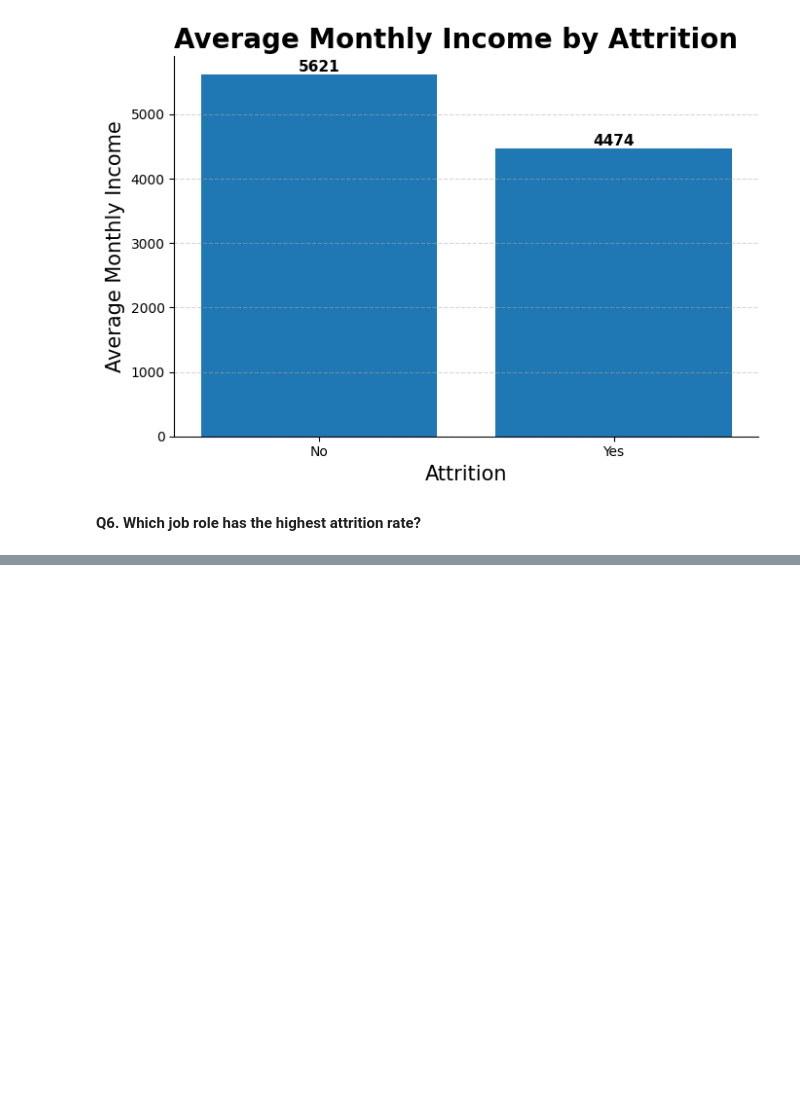
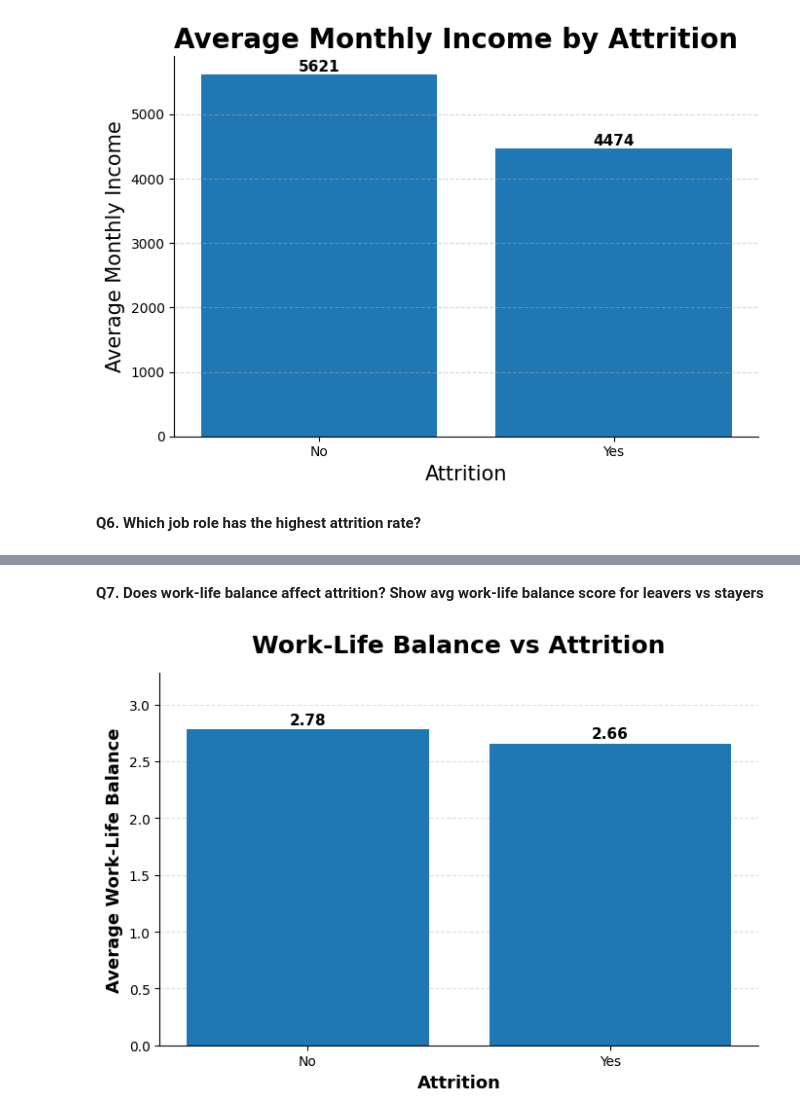
Before and after one commit to Abhaypanchal5/Data-Analytics-Portfolio, a Jupyter notebook: 04_End-To-End-Project/IBM Employee Analysis/NoteBook/IBM.ipynb, the cells around one changed output, grey strips where cells are left out. Saved outputs shown, nothing was run; the diff lists cells and outputs as text; code cells hidden in the pictures; blank space fills up the shorter version.

```diff
--- a/04_End-To-End-Project/IBM Employee Analysis/NoteBook/IBM.ipynb
+++ b/04_End-To-End-Project/IBM Employee Analysis/NoteBook/IBM.ipynb
@@ -410,0 +412,39 @@ plt.show()
+# %% [markdown]
+**Q7. Does work-life balance affect attrition? Show avg work-life balance score for leavers vs stayers**
+# %%
+lifeBalance = (
+    df_copy.groupby('Attrition')['WorkLifeBalance']
+    .mean()
+    .round(3)
+    .sort_values(ascending=False)
+)
+
+fig, ax = plt.subplots(figsize=(7,5))
+
+bars = ax.bar(lifeBalance.index, lifeBalance.values)
+
+# Add value labels
+for bar in bars:
+    height = bar.get_height()
+    ax.text(bar.get_x() + bar.get_width()/2,
+            height + 0.02,
+            f'{height:.2f}',
+            ha='center', va='bottom',
+            fontsize=11, weight='bold')
+
+# Styling
+ax.spines[['top','right']].set_visible(False)
+ax.yaxis.grid(True, linestyle='--', alpha=0.4)
+ax.set_axisbelow(True)
+
+ax.set_xlabel('Attrition', fontsize=13, weight='bold')
+ax.set_ylabel('Average Work-Life Balance', fontsize=13, weight='bold')
+ax.set_title('Work-Life Balance vs Attrition', fontsize=18, weight='bold', pad=15)
+
+# Slight padding
+ax.set_ylim(0, lifeBalance.values.max() + 0.5)
+
+plt.tight_layout()
+plt.show()
+# %% [output]
+[figure, added]
```
Also changed, not shown: parts of 8 cells of this notebook.
